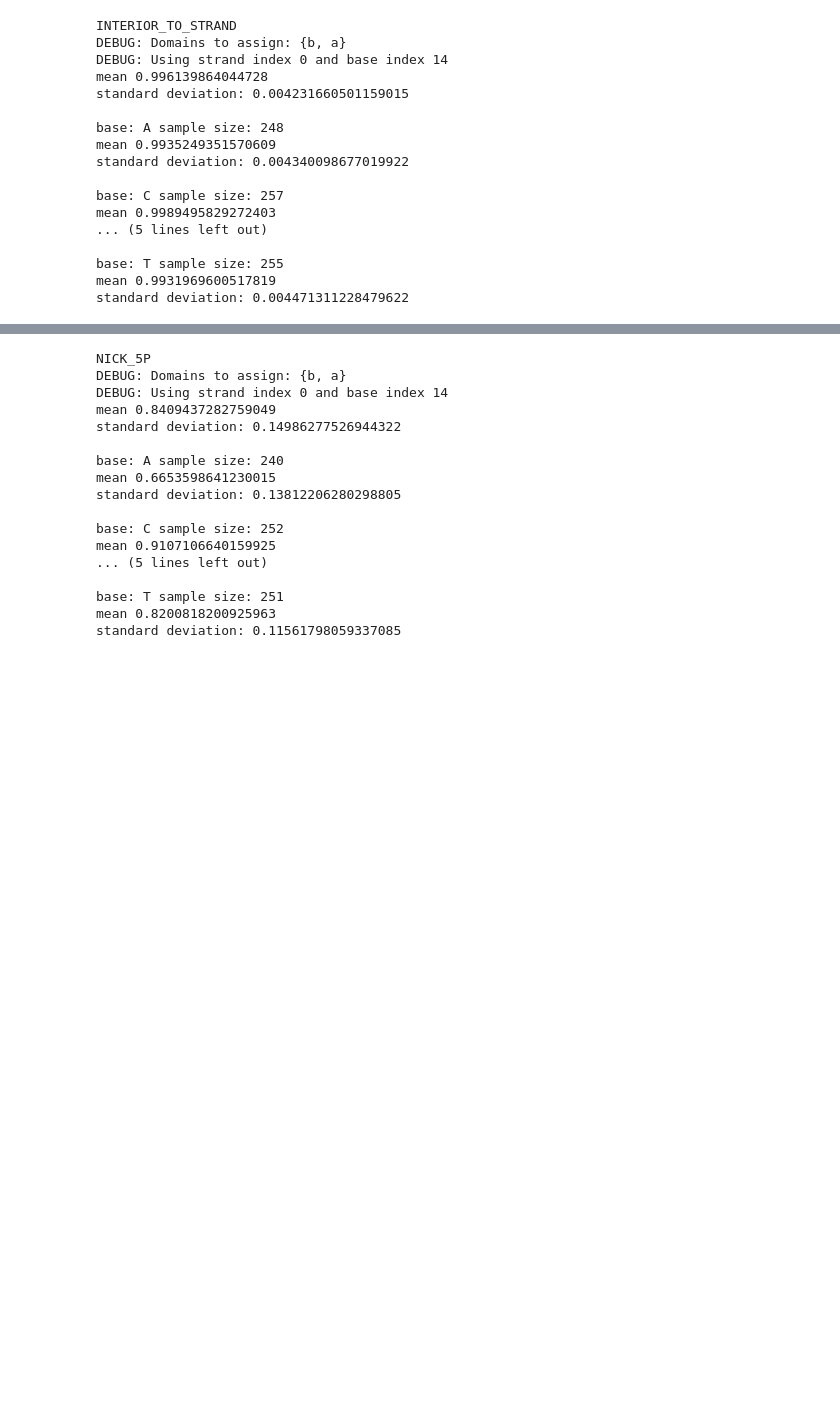
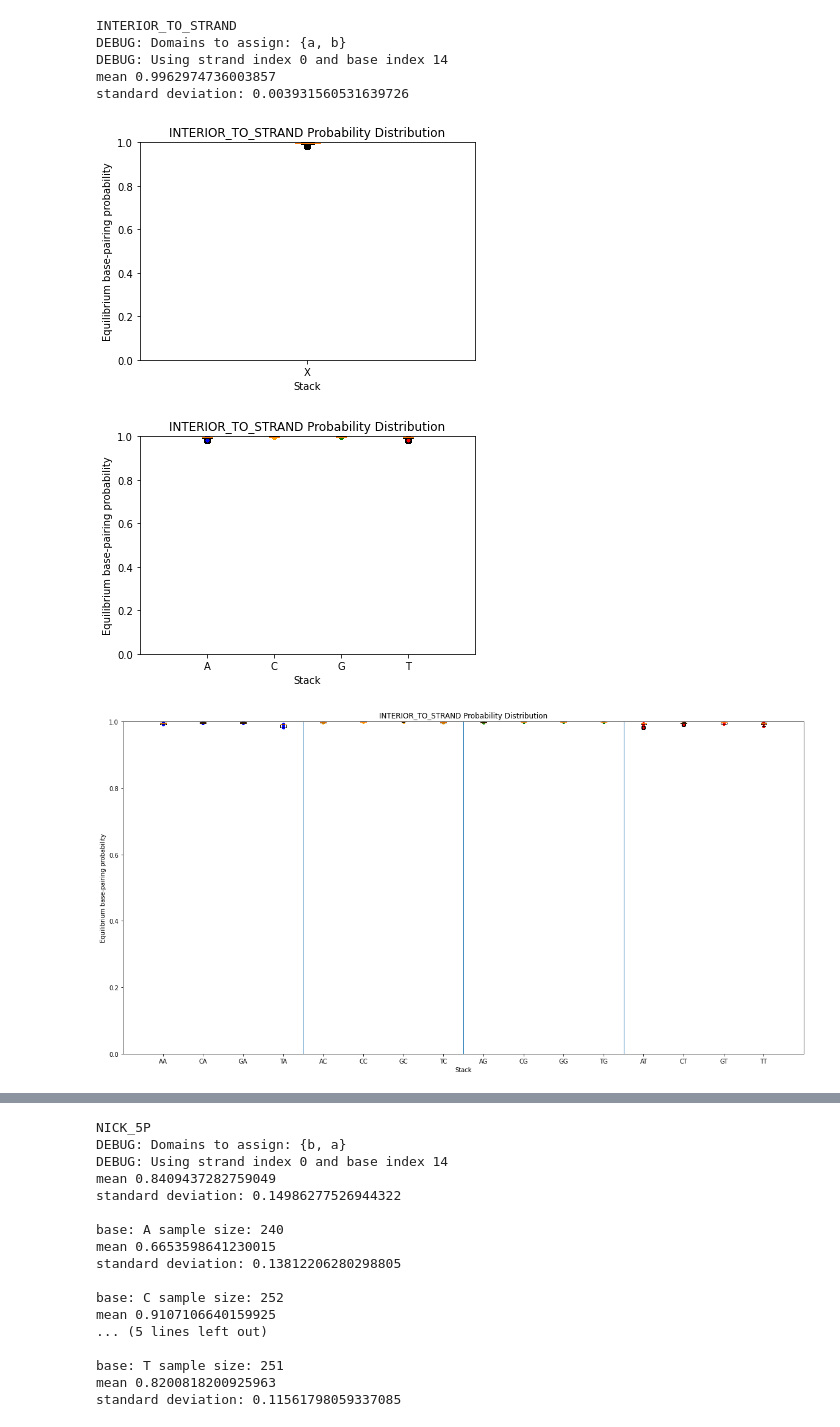
Before and after one commit to UC-Davis-molecular-computing/nuad, a Jupyter notebook: base_pair_probability.ipynb, the cells around one changed output, grey strips where cells are left out. Drawn from its saved outputs; the diff is of its cells as text; code cells hidden in the pictures; blank space fills up the shorter version.

Commit message:
Add some boxplot and heirarchical lines separators

```diff
--- a/base_pair_probability.ipynb
+++ b/base_pair_probability.ipynb
@@ -107,41 +221,36 @@ def summarize_bpps_by_base(bpps_by_base: Dict[str, List[float]], verbose: bool =
 # %%
 print('INTERIOR_TO_STRAND')
 # INTERIOR_TO_STRAND
 #                       a      b
 #                     0  14 15  29
 #                     |   |  |   |
 #                    [-----##----->
 #                     |||||  |||||
 #                    <-----##-----]
 #                     |   |  |   |
 #                     59 45  44  30
 #                       a*^   b*
 #                         |
 #                     base pair
 top_strand: dc.Strand = dc.Strand(['a', 'b'], name='top strand')
 bot_strand: dc.Strand = dc.Strand(['b*', 'a*'], name='bot strand')
 
-interior_to_strand_bpps, interior_to_strand_bpps_by_base = nupack_base_pair_probabilities((top_strand, bot_strand), 14, 45)
-summarize_bpps(interior_to_strand_bpps)
-summarize_bpps_by_base(interior_to_strand_bpps_by_base)
+interior_to_strand_bppr = nupack_base_pair_probabilities((top_strand, bot_strand), 14, 45, 'INTERIOR_TO_STRAND')
+summarize_bpps(interior_to_strand_bppr.bpps)
+# summarize_bpps_by_base(interior_to_strand_bppr.bpps_by_base)
+# summarize_bpps_by_stack(interior_to_strand_bppr.bpps_by_stack)
+interior_to_strand_bppr.plot_bpps()
+interior_to_strand_bppr.plot_bpps_by_base()
+interior_to_strand_bppr.plot_bpps_by_stack()
 # %% [output]
 INTERIOR_TO_STRAND
-DEBUG: Domains to assign: {b, a}
+DEBUG: Domains to assign: {a, b}
 DEBUG: Using strand index 0 and base index 14
-mean 0.996139864044728
-standard deviation: 0.004231660501159015
-
-base: A sample size: 248
-mean 0.9935249351570609
-standard deviation: 0.004340098677019922
-
-base: C sample size: 257
-mean 0.9989495829272403
-... (5 lines left out)
-
-base: T sample size: 255
-mean 0.9931969600517819
-standard deviation: 0.004471311228479622
+mean 0.9962974736003857
+standard deviation: 0.003931560531639726
+[figure, added]
+[figure, added]
+[figure, added]
 # %%
 print('BLUNT_END')
 #                       a
```
Also changed, not shown: parts of 17 cells of this notebook.
